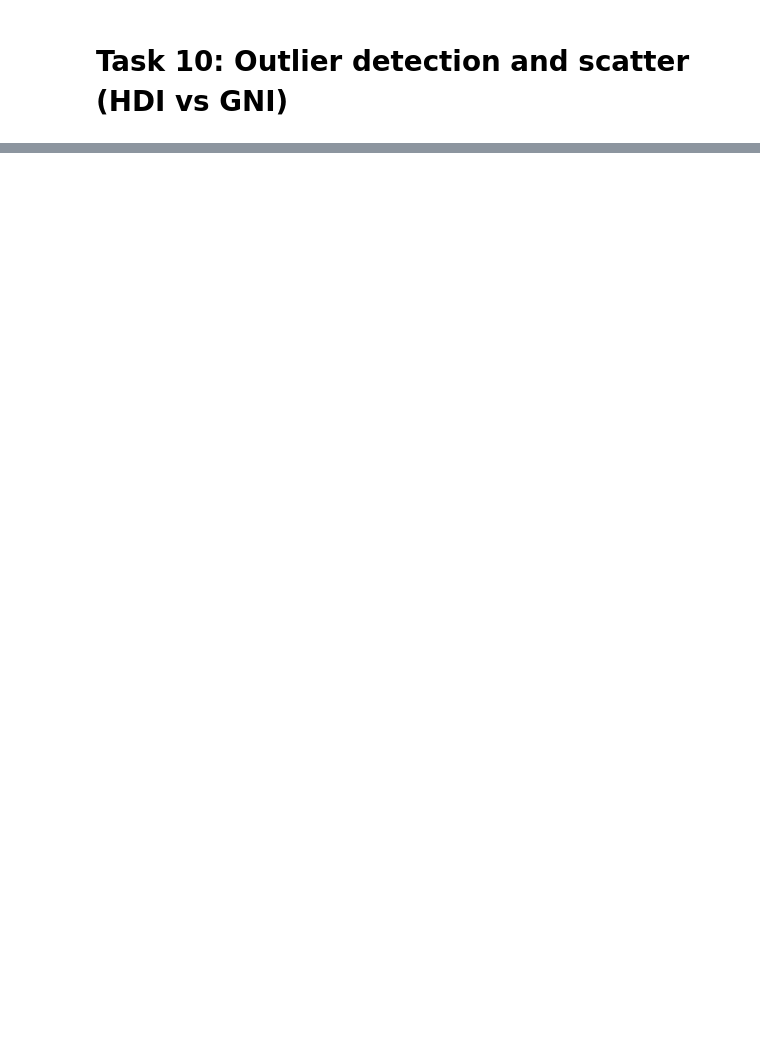
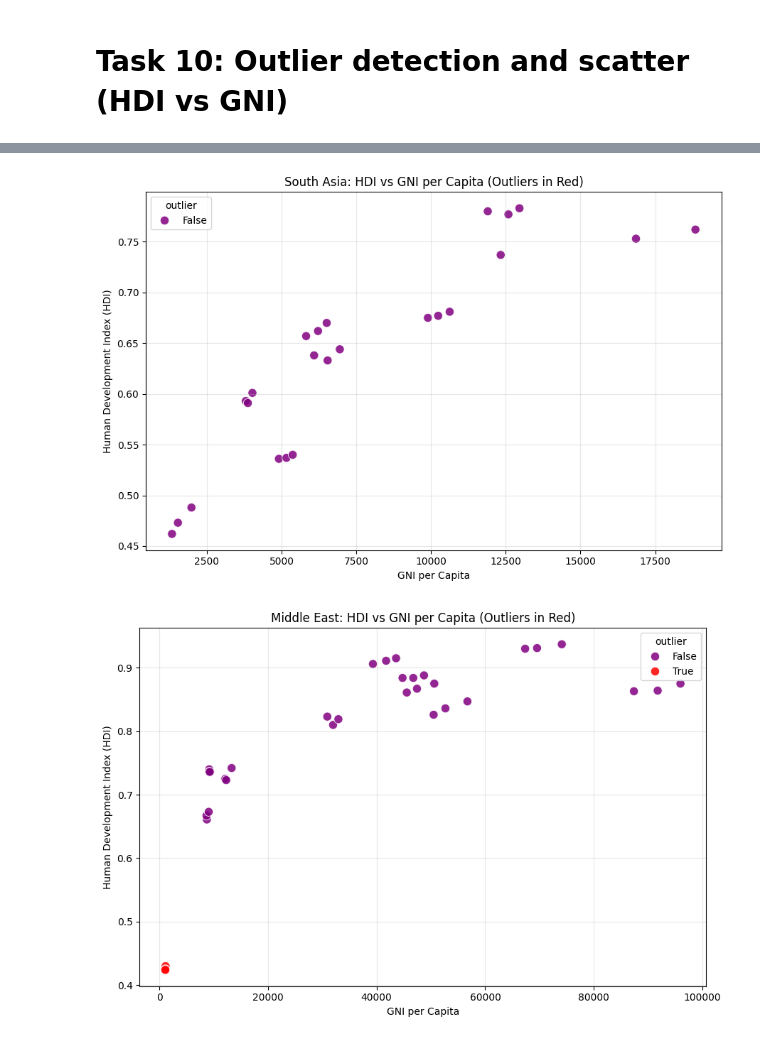
Before and after one commit to np02cs4a240117-art/AI, a Jupyter notebook: 2514120_AmitGangai.ipynb, the cells around one changed output, grey strips where cells are left out. Saved outputs shown, nothing was run; the diff lists cells and outputs as text; code cells hidden in the pictures; blank space fills up the shorter version.

```diff
--- a/2514120_AmitGangai.ipynb
+++ b/2514120_AmitGangai.ipynb
@@ -784,0 +776,54 @@ South Asia has lower values but more consistent development.
+# %%
+# Function to flag outliers using 1.5 * IQR rule
+def get_outliers(df, col):
+    Q1 = df[col].quantile(0.25)
+    Q3 = df[col].quantile(0.75)
+    IQR = Q3 - Q1
+    lower = Q1 - 1.5 * IQR
+    upper = Q3 + 1.5 * IQR
+    return (df[col] < lower) | (df[col] > upper)
+
+
+# Process South Asia (using your variable name: sa_data)
+sa_data['outlier'] = get_outliers(sa_data, 'hdi') | get_outliers(sa_data, 'gross_inc_percap')
+
+plt.figure(figsize=(9, 6))
+sns.scatterplot(
+    data=sa_data,
+    x='gross_inc_percap',
+    y='hdi',
+    hue='outlier',
+    palette={False: 'purple', True: 'red'},
+    alpha=0.85,
+    s=80
+)
+plt.title("South Asia: HDI vs GNI per Capita (Outliers in Red)")
+plt.xlabel("GNI per Capita")
+plt.ylabel("Human Development Index (HDI)")
+plt.grid(True, alpha=0.3)
+plt.tight_layout()
+plt.show()
+
+
+# Process Middle East (using your variable name: me_data)
+me_data['outlier'] = get_outliers(me_data, 'hdi') | get_outliers(me_data, 'gross_inc_percap')
+
+plt.figure(figsize=(9, 6))
+sns.scatterplot(
+    data=me_data,
+    x='gross_inc_percap',
+    y='hdi',
+    hue='outlier',
+    palette={False: 'purple', True: 'red'},
+    alpha=0.85,
+    s=80
+)
+plt.title("Middle East: HDI vs GNI per Capita (Outliers in Red)")
+plt.xlabel("GNI per Capita")
+plt.ylabel("Human Development Index (HDI)")
+plt.grid(True, alpha=0.3)
+plt.tight_layout()
+plt.show()
+# %% [output]
+[figure, added]
+[figure, added]
```
Also changed, not shown: parts of 13 cells of this notebook.
